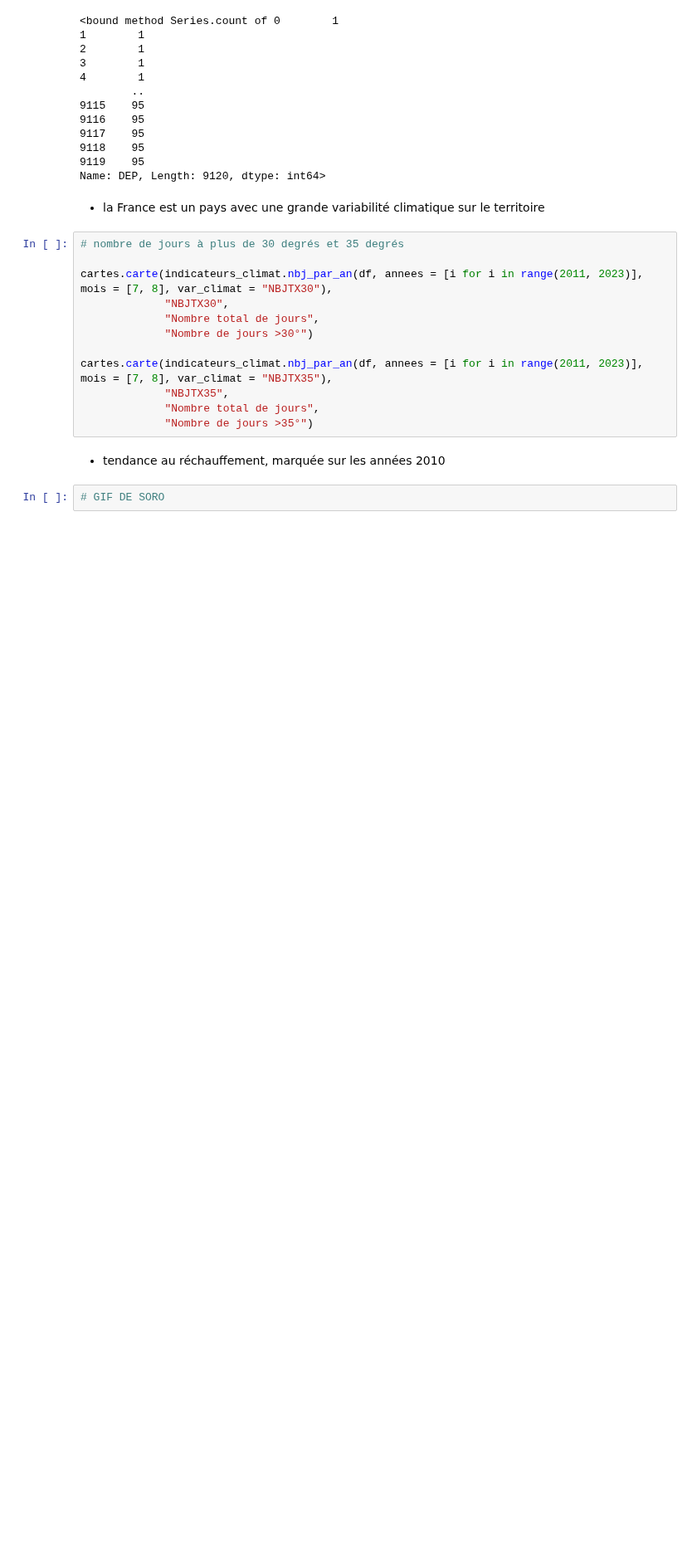
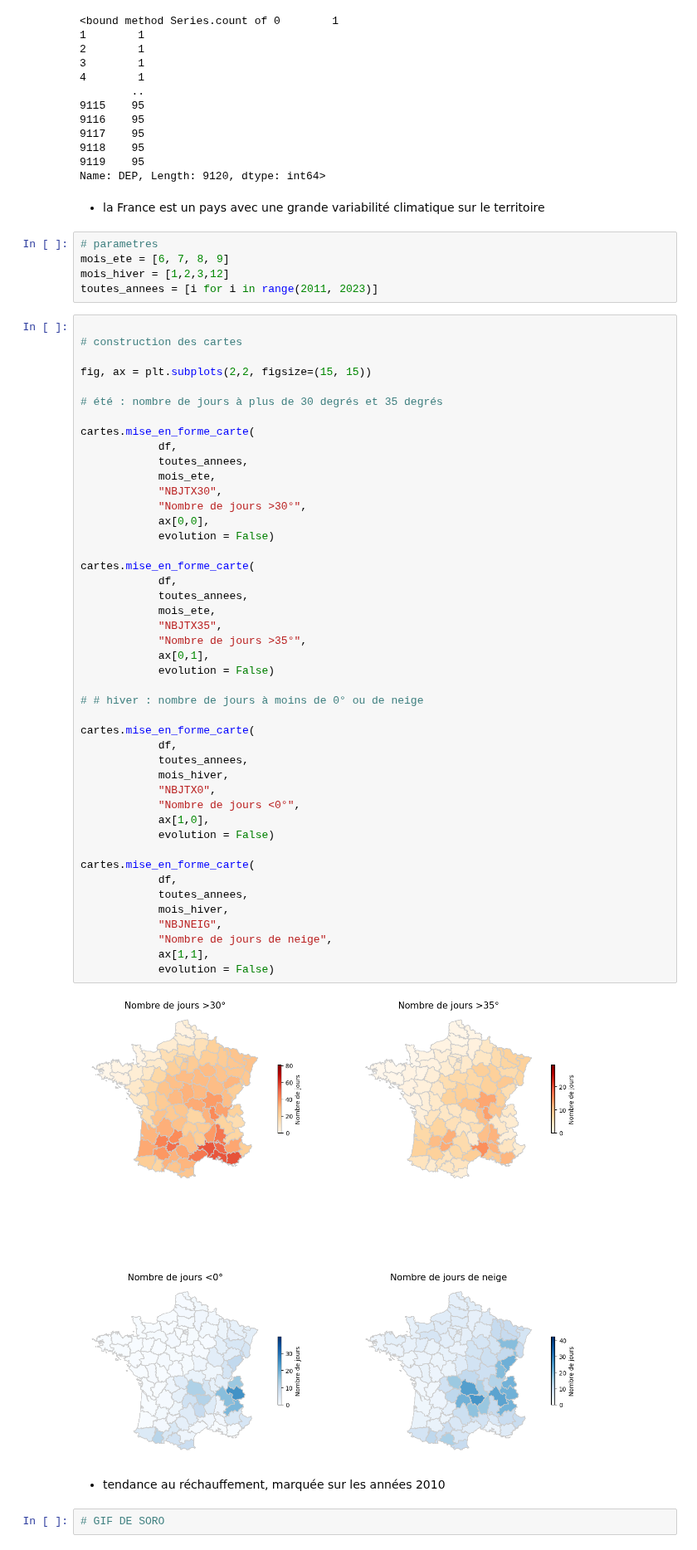
Before and after one commit to Manonchvllr/Project, a Jupyter notebook: src/rapport.ipynb, the cells around one changed output. Shown at 83% size. Drawn from its saved outputs; the diff is of its cells as text; blank space fills up the shorter version.

Commit message:
mise en forme cartes

```diff
--- a/src/rapport.ipynb
+++ b/src/rapport.ipynb
@@ -23,18 +25,58 @@ df.DEP.count
 Name: DEP, Length: 9120, dtype: int64>
 # %% [markdown]
 - la France est un pays avec une grande variabilité climatique sur le territoire
+# %%
+# parametres
+mois_ete = [6, 7, 8, 9]
+mois_hiver = [1,2,3,12]
+toutes_annees = [i for i in range(2011, 2023)]
 # %%
-# nombre de jours à plus de 30 degrés et 35 degrés
 
-cartes.carte(indicateurs_climat.nbj_par_an(df, annees = [i for i in range(2011, 2023)], mois = [7, 8], var_climat = "NBJTX30"),
-             "NBJTX30",
-             "Nombre total de jours",
-             "Nombre de jours >30°")
+# construction des cartes
 
-cartes.carte(indicateurs_climat.nbj_par_an(df, annees = [i for i in range(2011, 2023)], mois = [7, 8], var_climat = "NBJTX35"),
-             "NBJTX35",
-             "Nombre total de jours",
-             "Nombre de jours >35°")
+fig, ax = plt.subplots(2,2, figsize=(15, 15))
+
+# été : nombre de jours à plus de 30 degrés et 35 degrés
+
+cartes.mise_en_forme_carte(
+            df,
+            toutes_annees,
+            mois_ete,
+            "NBJTX30",
+            "Nombre de jours >30°",
+            ax[0,0],
+            evolution = False)
+
+cartes.mise_en_forme_carte(
+            df,
+            toutes_annees,
+            mois_ete,
+            "NBJTX35",
+            "Nombre de jours >35°",
+            ax[0,1],
+            evolution = False)
+
+# # hiver : nombre de jours à moins de 0° ou de neige
+
+cartes.mise_en_forme_carte(
+            df,
+            toutes_annees,
+            mois_hiver,
+            "NBJTX0",
+            "Nombre de jours <0°",
+            ax[1,0],
+            evolution = False)
+
+cartes.mise_en_forme_carte(
+            df,
+            toutes_annees,
+            mois_hiver,
+            "NBJNEIG",
+            "Nombre de jours de neige",
+            ax[1,1],
+            evolution = False)
+# %% [output]
+[figure, added]
 # %% [markdown]
 - tendance au réchauffement, marquée sur les années 2010
 # %%
```
Also changed, not shown: parts of 6 cells of this notebook, 1 other file.
